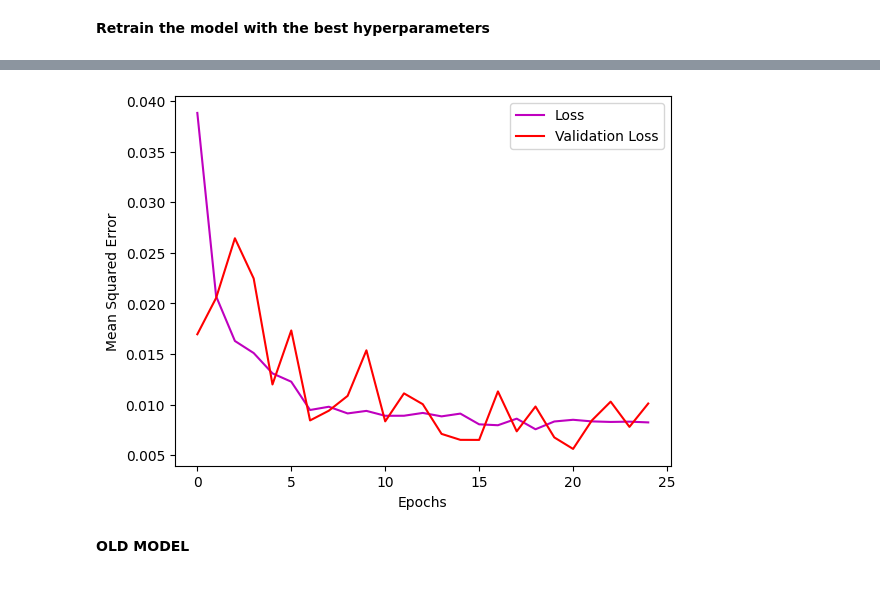
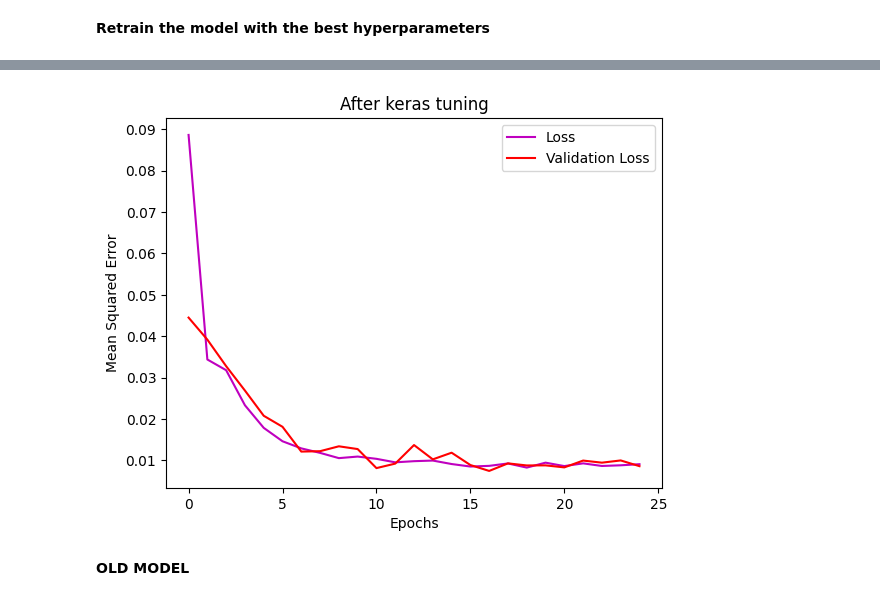
Before and after one commit to hannahzafar/UMDAOSC650, a Jupyter notebook: FinalProject_Zafar.ipynb, the cells around one changed output, grey strips where cells are left out. Drawn from its saved outputs; the diff is of its cells as text; code cells hidden in the pictures.

```diff
--- a/FinalProject_Zafar.ipynb
+++ b/FinalProject_Zafar.ipynb
@@ -492,4 +503,5 @@ Best batch size: 16
 # %%
 # Best
 # Build the model with the best hp
-model = build_model(best_hps[0])
+model = build_model(best_hps[idx_min])
+model.summary()
@@ -527,14 +559,15 @@ Epoch 25/25
 # %%
 # Plot best model loss curves
 plt.plot(range(0,no_epochs), history.history['loss'], c='m',label='Loss')
 plt.plot(range(0,no_epochs), history.history['val_loss'], c='r',label='Validation Loss')
 plt.xlabel('Epochs')
 plt.ylabel('Mean Squared Error')
+plt.title('After keras tuning')
 # plt.xlim([0,20])
 plt.legend()
 plt.show()
 # %% [output]
-[figure, old version]
+[figure, new version]
 # %% [markdown]
 **OLD MODEL**
 # %%
```
Also changed, not shown: parts of 6 cells of this notebook.
